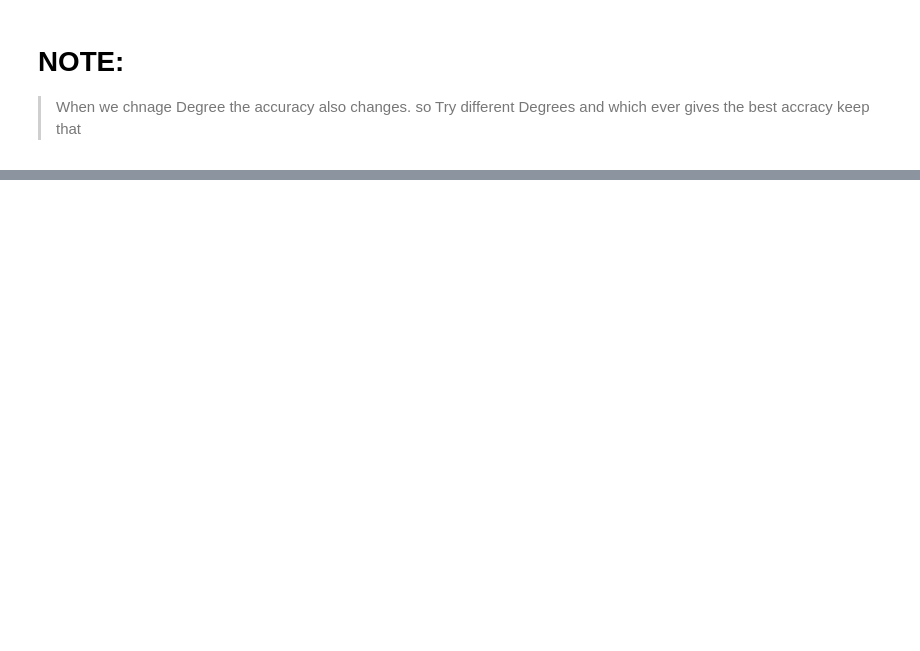
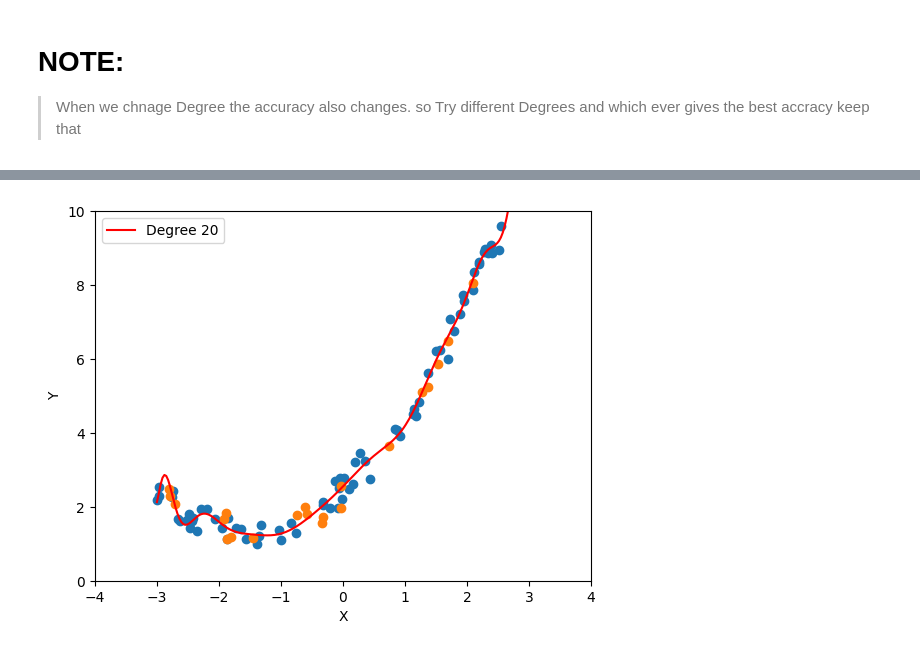
Before and after one commit to Alyan-khattak/AI_ML_Journey, a Jupyter notebook: 15.Machine_Learning_ML/1_SuperVised_Learning/1_Linear_Regression/4_PloyNomial_Regression.ipynb, the cells around one changed output, grey strips where cells are left out. Cells and saved outputs as stored; diff of their text form; code cells hidden in the pictures; blank space fills up the shorter version.

```diff
--- a/15.Machine_Learning_ML/1_SuperVised_Learning/1_Linear_Regression/4_PloyNomial_Regression.ipynb
+++ b/15.Machine_Learning_ML/1_SuperVised_Learning/1_Linear_Regression/4_PloyNomial_Regression.ipynb
@@ -574,0 +629,4 @@ plt.scatter(X_train, y_train)
+# %%
+poly_regression_degree(20)
+# %% [output]
+[figure, added]
```
Also changed, not shown: parts of 12 cells of this notebook.
